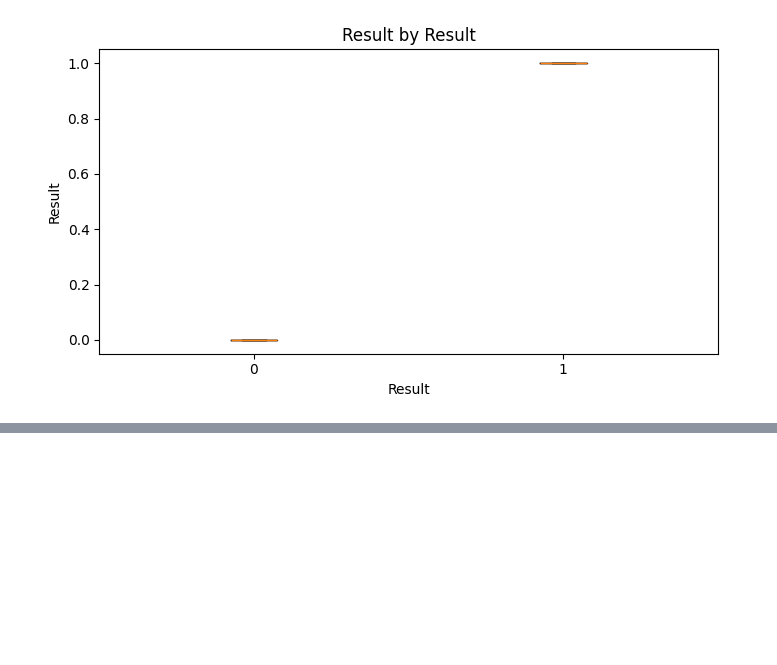
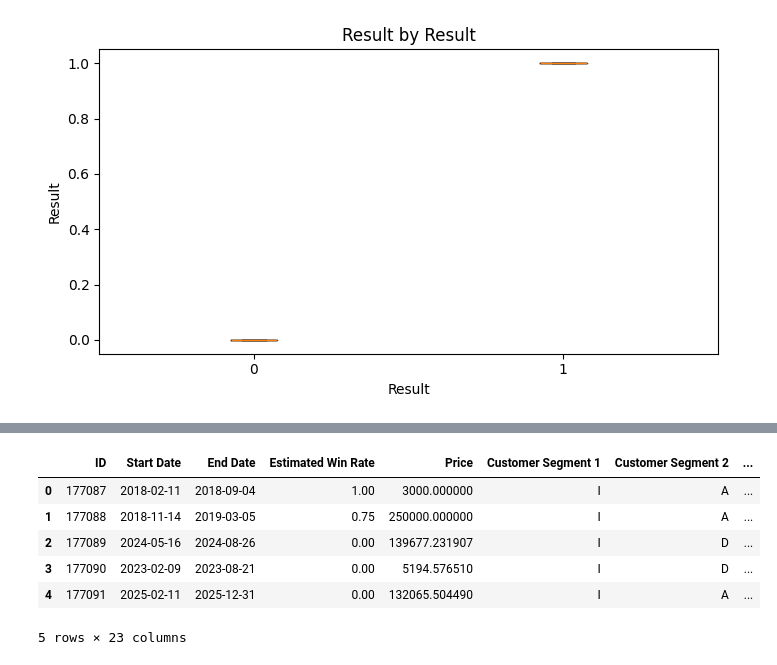
Before and after one commit to lorrainefadzaic-tech/Purchase-Intent-Prediction, a Jupyter notebook: purchase_intent-prediction.ipynb, the cells around one changed output, grey strips where cells are left out. Cells and saved outputs as stored; diff of their text form; code cells hidden in the pictures; blank space fills up the shorter version.

```diff
--- a/purchase_intent-prediction.ipynb
+++ b/purchase_intent-prediction.ipynb
@@ -821,0 +508,11 @@ NameError: name 'train_test_split' is not defined
+# %%
+train_df_clean.head()
+test_df_clean.head()
+# %% [output]
+|  | ID | Start Date | End Date | Estimated Win Rate | Price | Customer Segment 1 | Customer Segment 2 | ... |
+| 0 | 177087 | 2018-02-11 | 2018-09-04 | 1.00 | 3000.000000 | I | A | ... |
+| 1 | 177088 | 2018-11-14 | 2019-03-05 | 0.75 | 250000.000000 | I | A | ... |
+| 2 | 177089 | 2024-05-16 | 2024-08-26 | 0.00 | 139677.231907 | I | D | ... |
+| 3 | 177090 | 2023-02-09 | 2023-08-21 | 0.00 | 5194.576510 | I | D | ... |
+| 4 | 177091 | 2025-02-11 | 2025-12-31 | 0.00 | 132065.504490 | I | A | ... |
+5 rows × 23 columns
```
Also changed, not shown: parts of 14 cells of this notebook.
